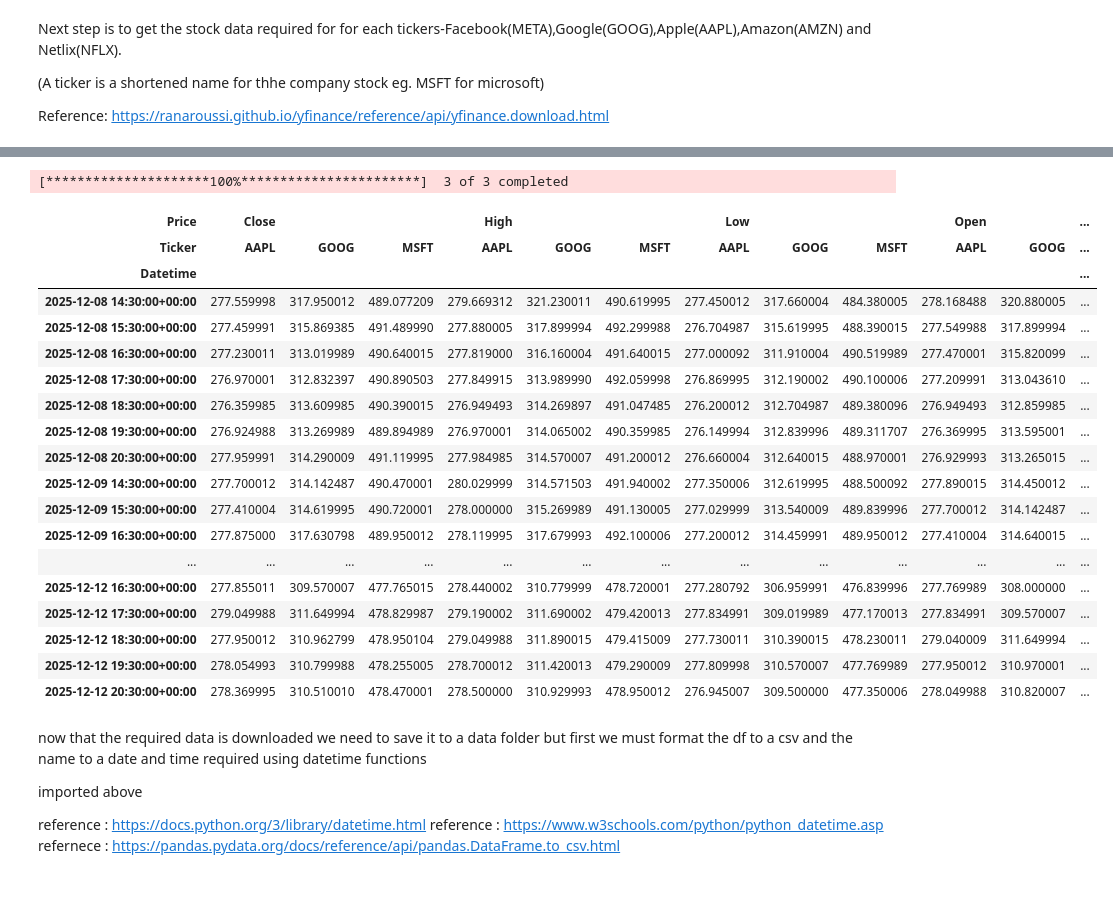
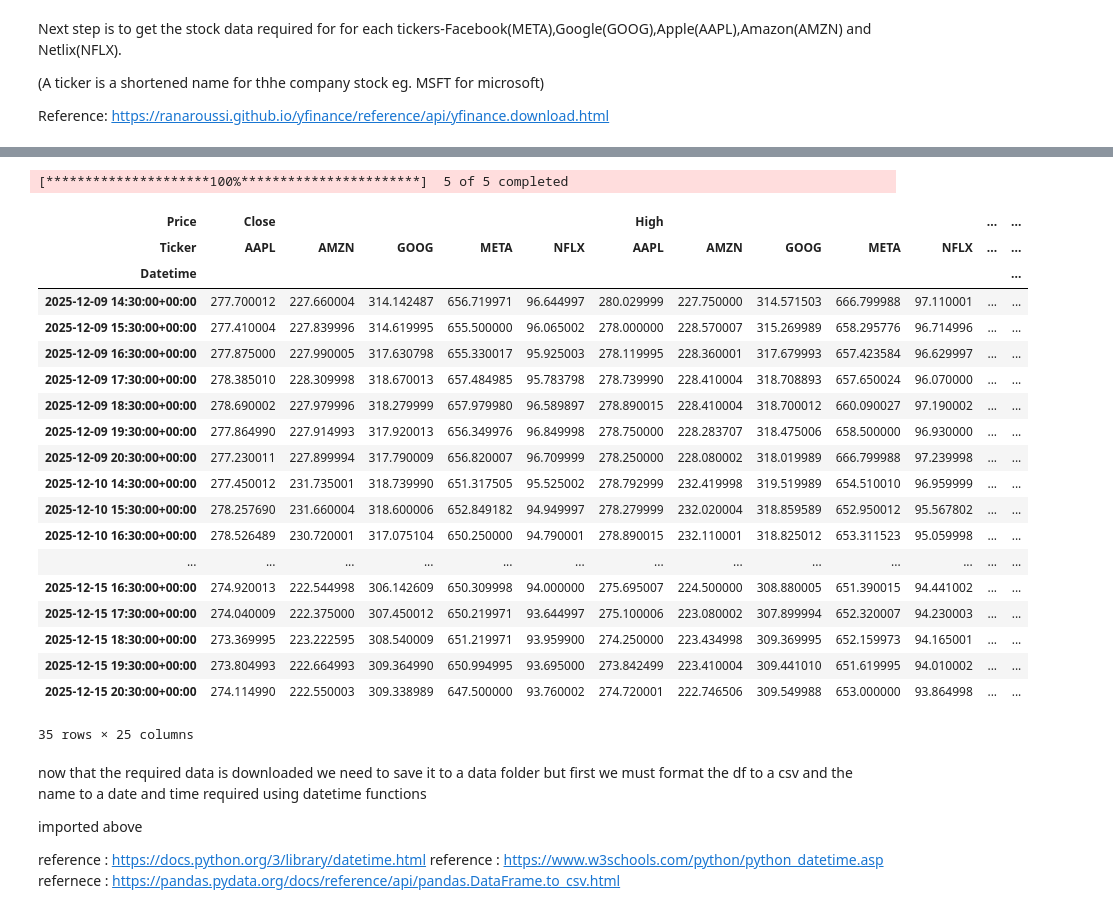
Before and after one commit to CherylClarke/COMPUTER--INFRASTRUCTURE, a Jupyter notebook: problems.ipynb, the cells around one changed output, grey strips where cells are left out. Cells and saved outputs as stored; diff of their text form; code cells hidden in the pictures.

```diff
--- a/problems.ipynb
+++ b/problems.ipynb
@@ -61,33 +68,34 @@ yf.download(['META', 'AAPL', 'GOOG', 'AMZN', 'NFLX'], period='5d')
 # %%
 # now to add in the interval required which is every hour
 # interval will be '1h'
 
 # get the data
-df = yf.download(['AAPL', 'MSFT', 'GOOG'], period='5d', interval='1h')
+df = yf.download(['META', 'AAPL', 'GOOG', 'AMZN', 'NFLX'], period='5d', interval='1h')
 
 # check and see if correct
 df
 # %% [output]
-[*********************100%***********************]  3 of 3 completed
+[*********************100%***********************]  5 of 5 completed
-| Price | Close |  |  | High |  |  | Low |  |  | Open |  | ... |
-| Ticker | AAPL | GOOG | MSFT | AAPL | GOOG | MSFT | AAPL | GOOG | MSFT | AAPL | GOOG | ... |
+| Price | Close |  |  |  |  | High |  |  |  |  | ... | ... |
+| Ticker | AAPL | AMZN | GOOG | META | NFLX | AAPL | AMZN | GOOG | META | NFLX | ... | ... |
 | Datetime |  |  |  |  |  |  |  |  |  |  |  | ... |
-| 2025-12-08 14:30:00+00:00 | 277.559998 | 317.950012 | 489.077209 | 279.669312 | 321.230011 | 490.619995 | 277.450012 | 317.660004 | 484.380005 | 278.168488 | 320.880005 | ... |
-| 2025-12-08 15:30:00+00:00 | 277.459991 | 315.869385 | 491.489990 | 277.880005 | 317.899994 | 492.299988 | 276.704987 | 315.619995 | 488.390015 | 277.549988 | 317.899994 | ... |
-| 2025-12-08 16:30:00+00:00 | 277.230011 | 313.019989 | 490.640015 | 277.819000 | 316.160004 | 491.640015 | 277.000092 | 311.910004 | 490.519989 | 277.470001 | 315.820099 | ... |
-| 2025-12-08 17:30:00+00:00 | 276.970001 | 312.832397 | 490.890503 | 277.849915 | 313.989990 | 492.059998 | 276.869995 | 312.190002 | 490.100006 | 277.209991 | 313.043610 | ... |
-| 2025-12-08 18:30:00+00:00 | 276.359985 | 313.609985 | 490.390015 | 276.949493 | 314.269897 | 491.047485 | 276.200012 | 312.704987 | 489.380096 | 276.949493 | 312.859985 | ... |
-| 2025-12-08 19:30:00+00:00 | 276.924988 | 313.269989 | 489.894989 | 276.970001 | 314.065002 | 490.359985 | 276.149994 | 312.839996 | 489.311707 | 276.369995 | 313.595001 | ... |
-| 2025-12-08 20:30:00+00:00 | 277.959991 | 314.290009 | 491.119995 | 277.984985 | 314.570007 | 491.200012 | 276.660004 | 312.640015 | 488.970001 | 276.929993 | 313.265015 | ... |
-| 2025-12-09 14:30:00+00:00 | 277.700012 | 314.142487 | 490.470001 | 280.029999 | 314.571503 | 491.940002 | 277.350006 | 312.619995 | 488.500092 | 277.890015 | 314.450012 | ... |
-| 2025-12-09 15:30:00+00:00 | 277.410004 | 314.619995 | 490.720001 | 278.000000 | 315.269989 | 491.130005 | 277.029999 | 313.540009 | 489.839996 | 277.700012 | 314.142487 | ... |
-| 2025-12-09 16:30:00+00:00 | 277.875000 | 317.630798 | 489.950012 | 278.119995 | 317.679993 | 492.100006 | 277.200012 | 314.459991 | 489.950012 | 277.410004 | 314.640015 | ... |
+| 2025-12-09 14:30:00+00:00 | 277.700012 | 227.660004 | 314.142487 | 656.719971 | 96.644997 | 280.029999 | 227.750000 | 314.571503 | 666.799988 | 97.110001 | ... | ... |
+| 2025-12-09 15:30:00+00:00 | 277.410004 | 227.839996 | 314.619995 | 655.500000 | 96.065002 | 278.000000 | 228.570007 | 315.269989 | 658.295776 | 96.714996 | ... | ... |
+| 2025-12-09 16:30:00+00:00 | 277.875000 | 227.990005 | 317.630798 | 655.330017 | 95.925003 | 278.119995 | 228.360001 | 317.679993 | 657.423584 | 96.629997 | ... | ... |
+| 2025-12-09 17:30:00+00:00 | 278.385010 | 228.309998 | 318.670013 | 657.484985 | 95.783798 | 278.739990 | 228.410004 | 318.708893 | 657.650024 | 96.070000 | ... | ... |
+| 2025-12-09 18:30:00+00:00 | 278.690002 | 227.979996 | 318.279999 | 657.979980 | 96.589897 | 278.890015 | 228.410004 | 318.700012 | 660.090027 | 97.190002 | ... | ... |
+| 2025-12-09 19:30:00+00:00 | 277.864990 | 227.914993 | 317.920013 | 656.349976 | 96.849998 | 278.750000 | 228.283707 | 318.475006 | 658.500000 | 96.930000 | ... | ... |
+| 2025-12-09 20:30:00+00:00 | 277.230011 | 227.899994 | 317.790009 | 656.820007 | 96.709999 | 278.250000 | 228.080002 | 318.019989 | 666.799988 | 97.239998 | ... | ... |
+| 2025-12-10 14:30:00+00:00 | 277.450012 | 231.735001 | 318.739990 | 651.317505 | 95.525002 | 278.792999 | 232.419998 | 319.519989 | 654.510010 | 96.959999 | ... | ... |
+| 2025-12-10 15:30:00+00:00 | 278.257690 | 231.660004 | 318.600006 | 652.849182 | 94.949997 | 278.279999 | 232.020004 | 318.859589 | 652.950012 | 95.567802 | ... | ... |
+| 2025-12-10 16:30:00+00:00 | 278.526489 | 230.720001 | 317.075104 | 650.250000 | 94.790001 | 278.890015 | 232.110001 | 318.825012 | 653.311523 | 95.059998 | ... | ... |
 | ... | ... | ... | ... | ... | ... | ... | ... | ... | ... | ... | ... | ... |
-| 2025-12-12 16:30:00+00:00 | 277.855011 | 309.570007 | 477.765015 | 278.440002 | 310.779999 | 478.720001 | 277.280792 | 306.959991 | 476.839996 | 277.769989 | 308.000000 | ... |
-| 2025-12-12 17:30:00+00:00 | 279.049988 | 311.649994 | 478.829987 | 279.190002 | 311.690002 | 479.420013 | 277.834991 | 309.019989 | 477.170013 | 277.834991 | 309.570007 | ... |
-| 2025-12-12 18:30:00+00:00 | 277.950012 | 310.962799 | 478.950104 | 279.049988 | 311.890015 | 479.415009 | 277.730011 | 310.390015 | 478.230011 | 279.040009 | 311.649994 | ... |
-| 2025-12-12 19:30:00+00:00 | 278.054993 | 310.799988 | 478.255005 | 278.700012 | 311.420013 | 479.290009 | 277.809998 | 310.570007 | 477.769989 | 277.950012 | 310.970001 | ... |
-| 2025-12-12 20:30:00+00:00 | 278.369995 | 310.510010 | 478.470001 | 278.500000 | 310.929993 | 478.950012 | 276.945007 | 309.500000 | 477.350006 | 278.049988 | 310.820007 | ... |
+| 2025-12-15 16:30:00+00:00 | 274.920013 | 222.544998 | 306.142609 | 650.309998 | 94.000000 | 275.695007 | 224.500000 | 308.880005 | 651.390015 | 94.441002 | ... | ... |
+| 2025-12-15 17:30:00+00:00 | 274.040009 | 222.375000 | 307.450012 | 650.219971 | 93.644997 | 275.100006 | 223.080002 | 307.899994 | 652.320007 | 94.230003 | ... | ... |
+| 2025-12-15 18:30:00+00:00 | 273.369995 | 223.222595 | 308.540009 | 651.219971 | 93.959900 | 274.250000 | 223.434998 | 309.369995 | 652.159973 | 94.165001 | ... | ... |
+| 2025-12-15 19:30:00+00:00 | 273.804993 | 222.664993 | 309.364990 | 650.994995 | 93.695000 | 273.842499 | 223.410004 | 309.441010 | 651.619995 | 94.010002 | ... | ... |
+| 2025-12-15 20:30:00+00:00 | 274.114990 | 222.550003 | 309.338989 | 647.500000 | 93.760002 | 274.720001 | 222.746506 | 309.549988 | 653.000000 | 93.864998 | ... | ... |
+35 rows × 25 columns
 # %% [markdown]
 now that the required data is downloaded we need to save it to a data folder
 but first we must format the df to a csv and the name to a date and time required using datetime functions
```
Also changed, not shown: parts of 5 cells of this notebook, 4 other files.
